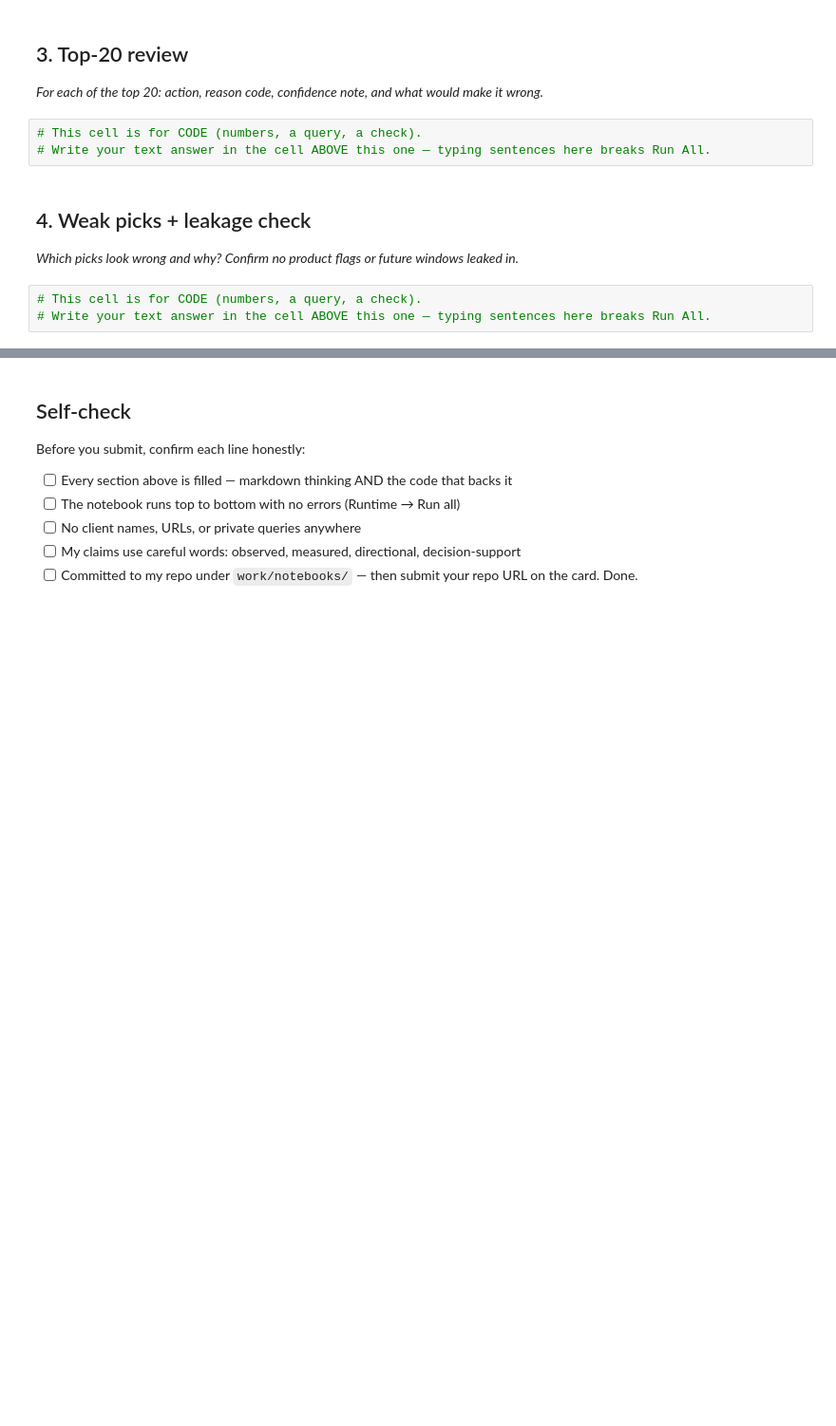
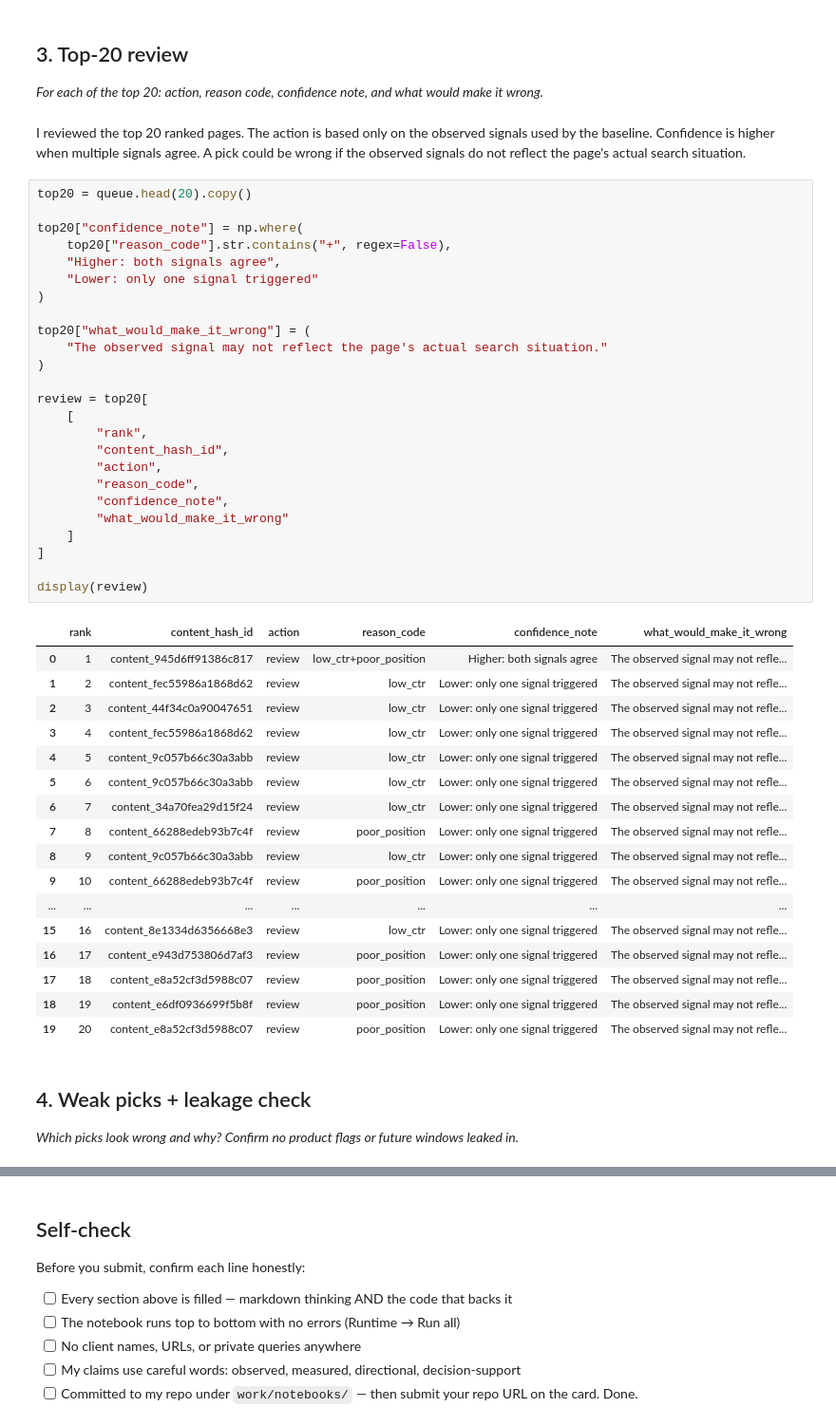
Before and after one commit to ayushmanlohani/flyrank-ml-internship, a Jupyter notebook: work/notebooks/w04_baseline_score.ipynb, the cells around one changed output, grey strips where cells are left out. Shown at 95% size. Drawn from its saved outputs; the diff is of its cells as text; blank space fills up the shorter version.

```diff
--- a/work/notebooks/w04_baseline_score.ipynb
+++ b/work/notebooks/w04_baseline_score.ipynb
@@ -24,13 +175,52 @@ This skeleton is yours to fill. Work the sections **in order** — each one has
 ## 3. Top-20 review
 
 *For each of the top 20: action, reason code, confidence note, and what would make it wrong.*
-# %%
-# This cell is for CODE (numbers, a query, a check).
-# Write your text answer in the cell ABOVE this one — typing sentences here breaks Run All.
+# %% [markdown]
+I reviewed the top 20 ranked pages. The action is based only on the observed signals used by the baseline. Confidence is higher when multiple signals agree. A pick could be wrong if the observed signals do not reflect the page's actual search situation.
+# %%
+top20 = queue.head(20).copy()
+
+top20["confidence_note"] = np.where(
+    top20["reason_code"].str.contains("+", regex=False),
+    "Higher: both signals agree",
+    "Lower: only one signal triggered"
+)
+
+top20["what_would_make_it_wrong"] = (
+    "The observed signal may not reflect the page's actual search situation."
+)
+
+review = top20[
+    [
+        "rank",
+        "content_hash_id",
+        "action",
+        "reason_code",
+        "confidence_note",
+        "what_would_make_it_wrong"
+    ]
+]
+
+display(review)
+# %% [output]
+|  | rank | content_hash_id | action | reason_code | confidence_note | what_would_make_it_wrong |
+| 0 | 1 | content_945d6ff91386c817 | review | low_ctr+poor_position | Higher: both signals agree | The observed signal may not refle... |
+| 1 | 2 | content_fec55986a1868d62 | review | low_ctr | Lower: only one signal triggered | The observed signal may not refle... |
+| 2 | 3 | content_44f34c0a90047651 | review | low_ctr | Lower: only one signal triggered | The observed signal may not refle... |
+| 3 | 4 | content_fec55986a1868d62 | review | low_ctr | Lower: only one signal triggered | The observed signal may not refle... |
+| 4 | 5 | content_9c057b66c30a3abb | review | low_ctr | Lower: only one signal triggered | The observed signal may not refle... |
+| 5 | 6 | content_9c057b66c30a3abb | review | low_ctr | Lower: only one signal triggered | The observed signal may not refle... |
+| 6 | 7 | content_34a70fea29d15f24 | review | low_ctr | Lower: only one signal triggered | The observed signal may not refle... |
+| 7 | 8 | content_66288edeb93b7c4f | review | poor_position | Lower: only one signal triggered | The observed signal may not refle... |
+| 8 | 9 | content_9c057b66c30a3abb | review | low_ctr | Lower: only one signal triggered | The observed signal may not refle... |
+| 9 | 10 | content_66288edeb93b7c4f | review | poor_position | Lower: only one signal triggered | The observed signal may not refle... |
+| ... | ... | ... | ... | ... | ... | ... |
+| 15 | 16 | content_8e1334d6356668e3 | review | low_ctr | Lower: only one signal triggered | The observed signal may not refle... |
+| 16 | 17 | content_e943d753806d7af3 | review | poor_position | Lower: only one signal triggered | The observed signal may not refle... |
+| 17 | 18 | content_e8a52cf3d5988c07 | review | poor_position | Lower: only one signal triggered | The observed signal may not refle... |
+| 18 | 19 | content_e6df0936699f5b8f | review | poor_position | Lower: only one signal triggered | The observed signal may not refle... |
+| 19 | 20 | content_e8a52cf3d5988c07 | review | poor_position | Lower: only one signal triggered | The observed signal may not refle... |
 # %% [markdown]
 ## 4. Weak picks + leakage check
 
 *Which picks look wrong and why? Confirm no product flags or future windows leaked in.*
-# %%
-# This cell is for CODE (numbers, a query, a check).
-# Write your text answer in the cell ABOVE this one — typing sentences here breaks Run All.
```
Also changed, not shown: parts of 9 cells of this notebook.
